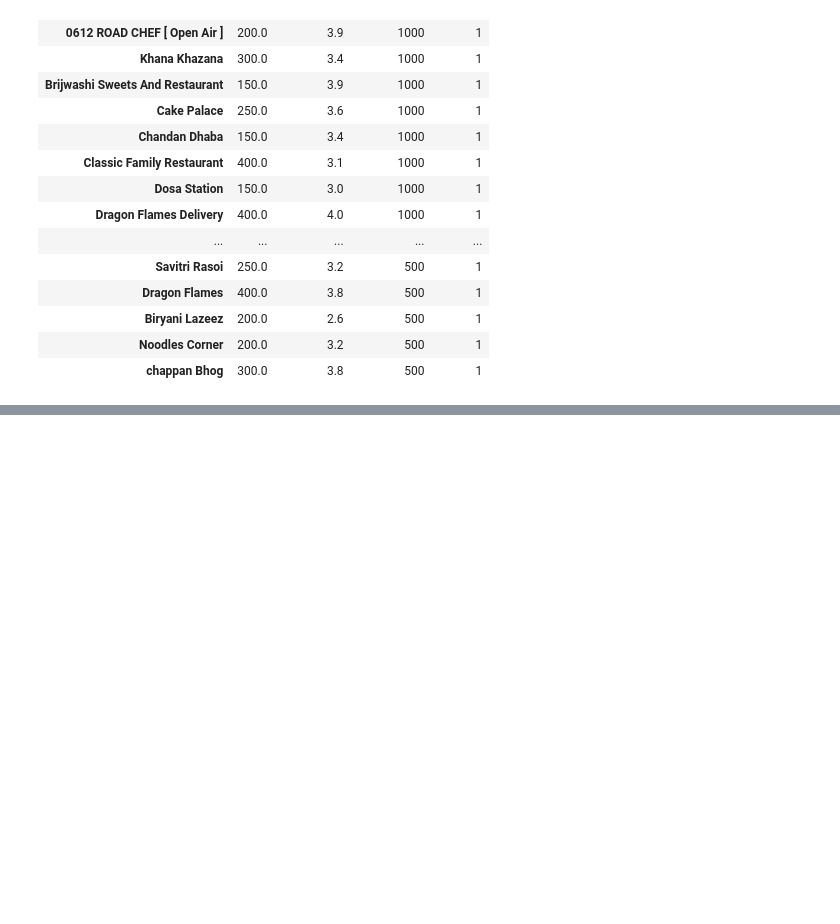
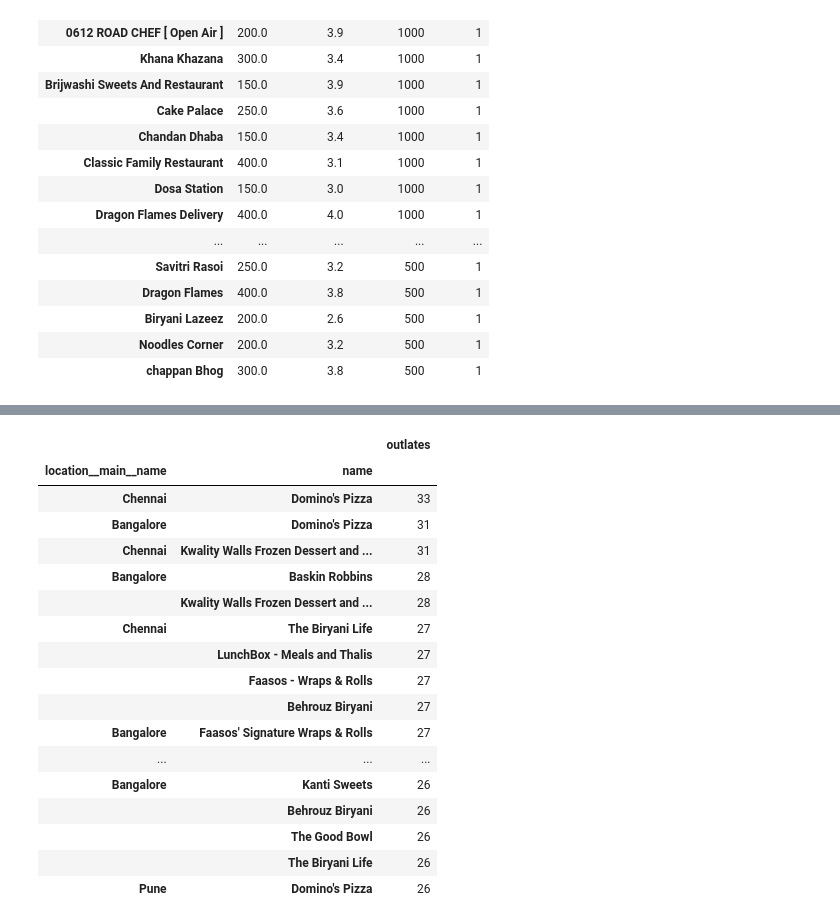
Before and after one commit to mm-reza/Hack-a-thon-GeeksforGeeks, a Jupyter notebook: Swiggy_data_analysis.ipynb, the cells around one changed output, grey strips where cells are left out. Saved outputs shown, nothing was run; the diff lists cells and outputs as text; code cells hidden in the pictures; blank space fills up the shorter version.

```diff
--- a/Swiggy_data_analysis.ipynb
+++ b/Swiggy_data_analysis.ipynb
@@ -665,0 +791,21 @@ grouped_df_patna.sort_values(by='num_ratings', ascending=False).head(50)
+# %%
+city_dataset[city_dataset['outlates'] > 25].sort_values(by='outlates', ascending=False)
+# %% [output]
+|  |  | outlates |
+| location__main__name | name |  |
+| Chennai | Domino's Pizza | 33 |
+| Bangalore | Domino's Pizza | 31 |
+| Chennai | Kwality Walls Frozen Dessert and ... | 31 |
+| Bangalore | Baskin Robbins | 28 |
+|  | Kwality Walls Frozen Dessert and ... | 28 |
+| Chennai | The Biryani Life | 27 |
+|  | LunchBox - Meals and Thalis | 27 |
+|  | Faasos - Wraps & Rolls | 27 |
+|  | Behrouz Biryani | 27 |
+| Bangalore | Faasos' Signature Wraps & Rolls | 27 |
+| ... | ... | ... |
+| Bangalore | Kanti Sweets | 26 |
+|  | Behrouz Biryani | 26 |
+|  | The Good Bowl | 26 |
+|  | The Biryani Life | 26 |
+| Pune | Domino's Pizza | 26 |
```
Also changed, not shown: parts of 10 cells of this notebook.
